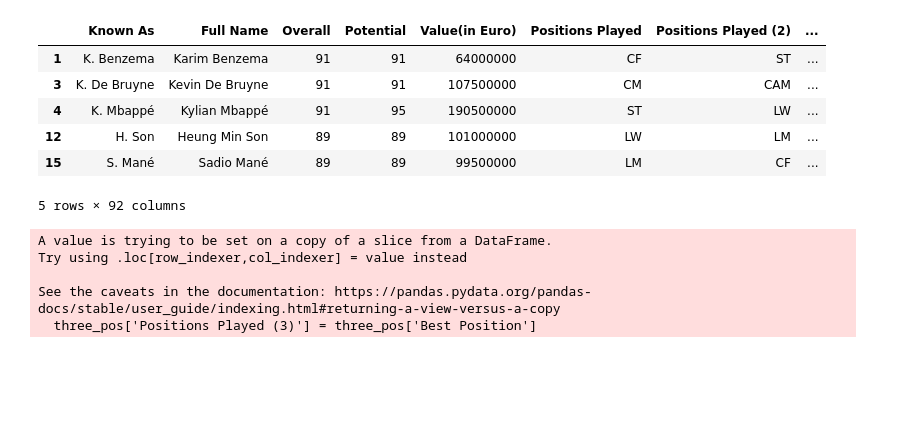
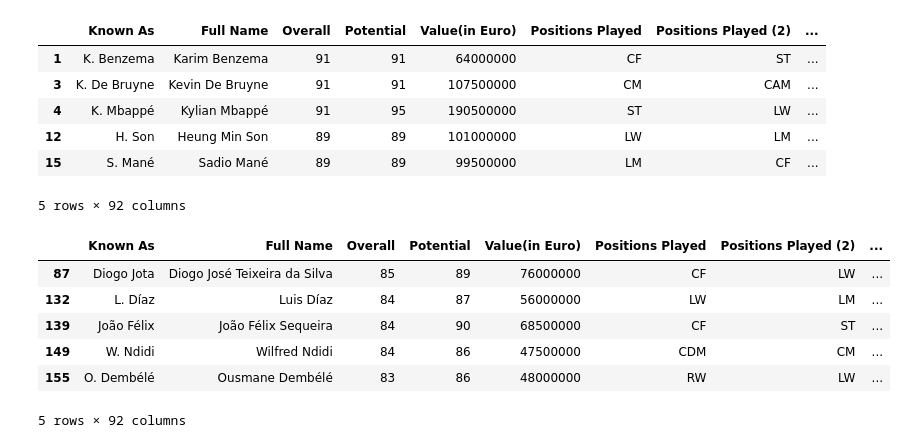
Before and after one commit to ybrenning/ivda, a Jupyter notebook: 01/01-solution.ipynb, the cells around one changed output. Drawn from its saved outputs; the diff is of its cells as text; code cells hidden in the pictures; blank space fills up the shorter version.

```diff
--- a/01/01-solution.ipynb
+++ b/01/01-solution.ipynb
@@ -206,10 +206,13 @@ new_df.head()
 5 rows × 92 columns
 # %%
 three_pos = new_df[(new_df['Positions Played'] != new_df['Best Position']) & (new_df['Positions Played (2)'] != new_df['Best Position'])]
-three_pos.loc[:, 'Positions Played (3)'] = three_pos.loc['Best Position']
+three_pos.loc[:, 'Positions Played (3)'] = three_pos.loc[:, 'Best Position']
+three_pos.head()
 # %% [output]
+|  | Known As | Full Name | Overall | Potential | Value(in Euro) | Positions Played | Positions Played (2) | ... |
+| 87 | Diogo Jota | Diogo José Teixeira da Silva | 85 | 89 | 76000000 | CF | LW | ... |
+| 132 | L. Díaz | Luis Díaz | 84 | 87 | 56000000 | LW | LM | ... |
+| 139 | João Félix | João Félix Sequeira | 84 | 90 | 68500000 | CF | ST | ... |
+| 149 | W. Ndidi | Wilfred Ndidi | 84 | 86 | 47500000 | CDM | CM | ... |
+| 155 | O. Dembélé | Ousmane Dembélé | 83 | 86 | 48000000 | RW | LW | ... |
-A value is trying to be set on a copy of a slice from a DataFrame.
-Try using .loc[row_indexer,col_indexer] = value instead
-
-See the caveats in the documentation: https://pandas.pydata.org/pandas-docs/stable/user_guide/indexing.html#returning-a-view-versus-a-copy
-  three_pos['Positions Played (3)'] = three_pos['Best Position']
+5 rows × 92 columns
```
